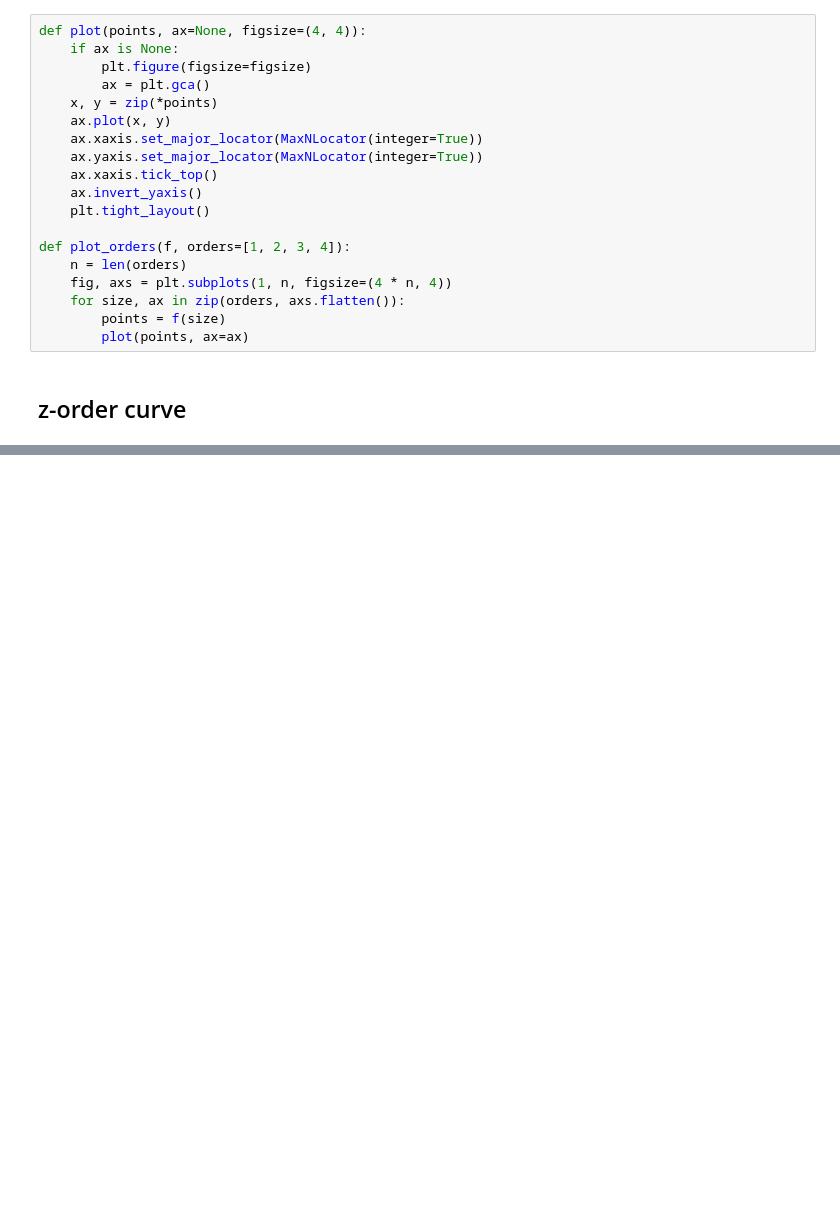
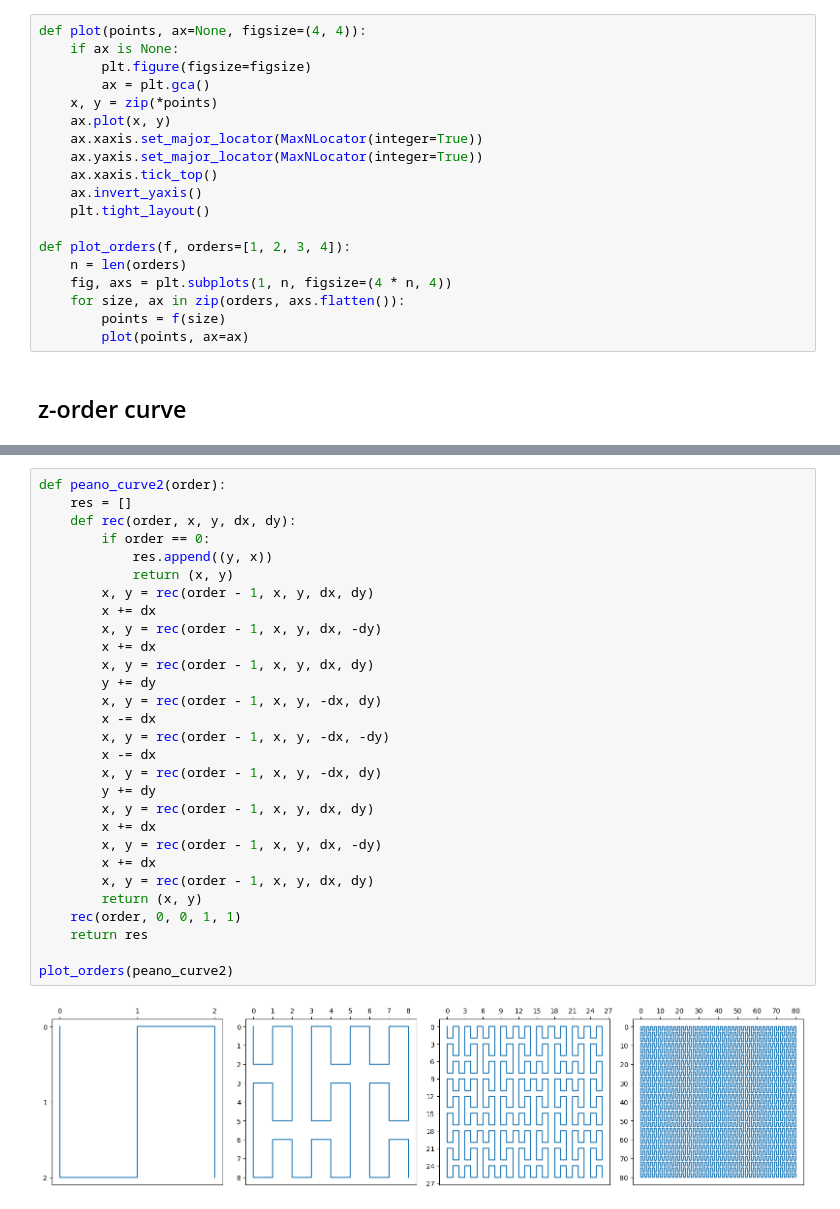
Before and after one commit to peluche/ml-misc, a Jupyter notebook: space-filling-curve.ipynb, the cells around one changed output, grey strips where cells are left out. Saved outputs shown, nothing was run; the diff lists cells and outputs as text; blank space fills up the shorter version.

```diff
--- a/space-filling-curve.ipynb
+++ b/space-filling-curve.ipynb
@@ -48,0 +88,31 @@ plot_orders(z_order_curve, [4, 8, 16, 32, 64])
+# %%
+def peano_curve2(order):
+    res = []
+    def rec(order, x, y, dx, dy):
+        if order == 0:
+            res.append((y, x))
+            return (x, y)
+        x, y = rec(order - 1, x, y, dx, dy)
+        x += dx
+        x, y = rec(order - 1, x, y, dx, -dy)
+        x += dx
+        x, y = rec(order - 1, x, y, dx, dy)
+        y += dy
+        x, y = rec(order - 1, x, y, -dx, dy)
+        x -= dx
+        x, y = rec(order - 1, x, y, -dx, -dy)
+        x -= dx
+        x, y = rec(order - 1, x, y, -dx, dy)
+        y += dy
+        x, y = rec(order - 1, x, y, dx, dy)
+        x += dx
+        x, y = rec(order - 1, x, y, dx, -dy)
+        x += dx
+        x, y = rec(order - 1, x, y, dx, dy)
+        return (x, y)
+    rec(order, 0, 0, 1, 1)
+    return res
+
+plot_orders(peano_curve2)
+# %% [output]
+[figure, added]
```
Also changed, not shown: parts of 3 cells of this notebook.
